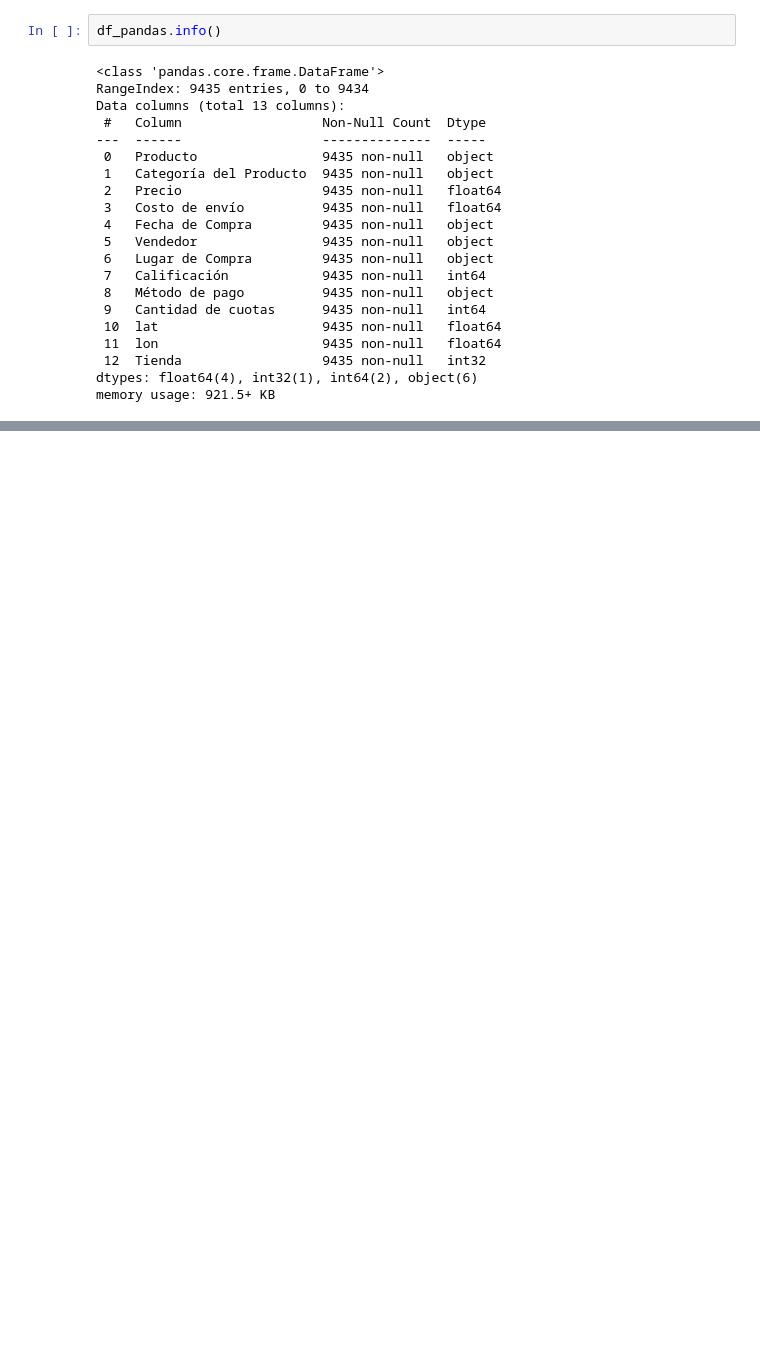
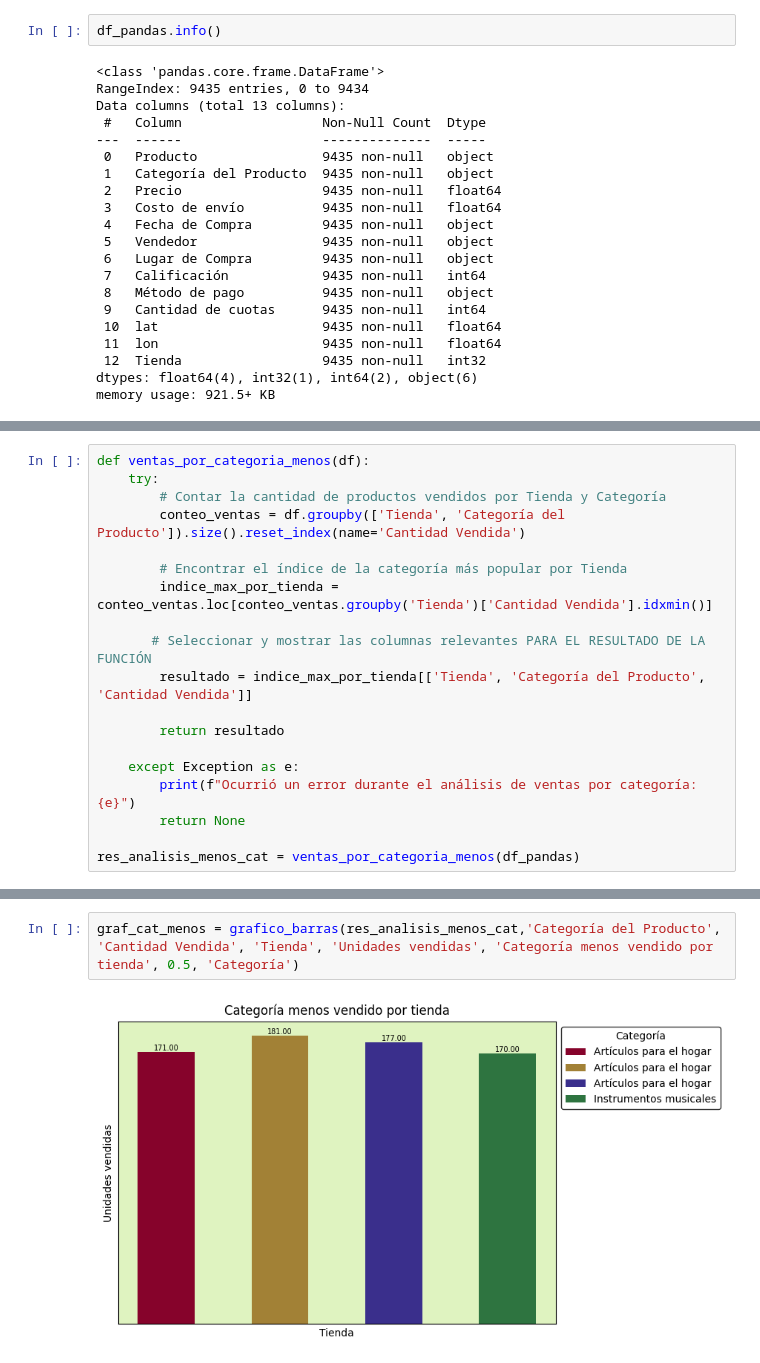
Before and after one commit to Daimond92/analisis-tienda-data-science, a Jupyter notebook: ChallengeAlura.ipynb, the cells around one changed output, grey strips where cells are left out. Cells and saved outputs as stored; diff of their text form; blank space fills up the shorter version.

```diff
--- a/ChallengeAlura.ipynb
+++ b/ChallengeAlura.ipynb
@@ -411,0 +130,19 @@ def grafico_torta(df,categoria:str, valor:str, titulo:str, titulo_leyenda:str):
+# %%
+def ventas_por_categoria_menos(df):
+    try:
+        # Contar la cantidad de productos vendidos por Tienda y Categoría
+        conteo_ventas = df.groupby(['Tienda', 'Categoría del Producto']).size().reset_index(name='Cantidad Vendida')
+
+        # Encontrar el índice de la categoría más popular por Tienda
+        indice_max_por_tienda = conteo_ventas.loc[conteo_ventas.groupby('Tienda')['Cantidad Vendida'].idxmin()]
+
+       # Seleccionar y mostrar las columnas relevantes PARA EL RESULTADO DE LA FUNCIÓN
+        resultado = indice_max_por_tienda[['Tienda', 'Categoría del Producto', 'Cantidad Vendida']]
+
+        return resultado
+
+    except Exception as e:
+        print(f"Ocurrió un error durante el análisis de ventas por categoría: {e}")
+        return None
+
+res_analisis_menos_cat = ventas_por_categoria_menos(df_pandas)
@@ -411,0 +378,4 @@ def grafico_torta(df,categoria:str, valor:str, titulo:str, titulo_leyenda:str):
+# %%
+graf_cat_menos = grafico_barras(res_analisis_menos_cat,'Categoría del Producto', 'Cantidad Vendida', 'Tienda', 'Unidades vendidas', 'Categoría menos vendido por tienda', 0.5, 'Categoría')
+# %% [output]
+[figure, added]
```
Also changed, not shown: parts of 84 cells of this notebook.
